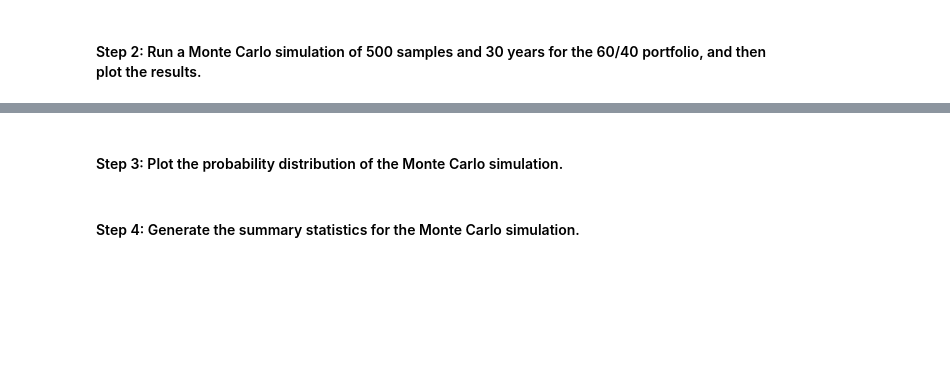
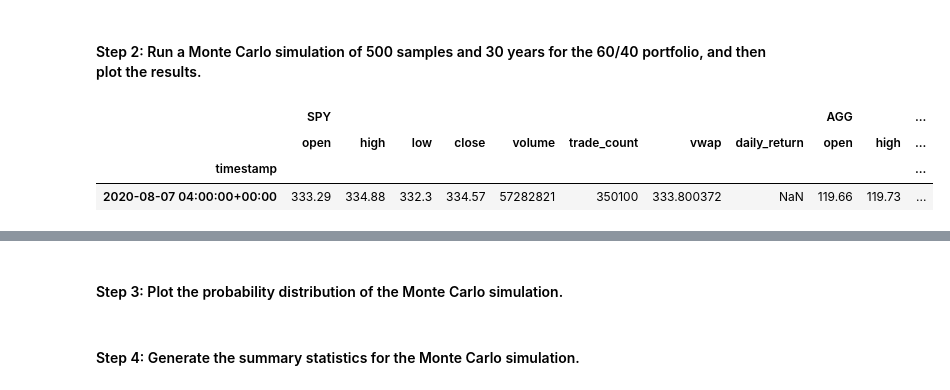
Before and after one commit to aarch23/Mod5practicechg, a Jupyter notebook: financial_planning_tools.ipynb, the cells around one changed output, grey strips where cells are left out. Saved outputs shown, nothing was run; the diff lists cells and outputs as text; code cells hidden in the pictures; blank space fills up the shorter version.

```diff
--- a/financial_planning_tools.ipynb
+++ b/financial_planning_tools.ipynb
@@ -483,10 +494,22 @@ TypeError: list indices must be integers or slices, not str
 # %%
 # Configure the Monte Carlo simulation to forecast 30 years cumulative returns
 # The weights should be split 40% to AGG and 60% to SPY.
-# Run 500 samples.
-# YOUR CODE HERE
+
+MC_prices = MCSimulation(
+    portfolio_data = prices_df1,
+    weights = [0.60, 0.40],
+    num_simulation = 500,
+    num_trading_days = 252 * 30
+)
+
+
 
 # Review the simulation input data
-# YOUR CODE HERE
+display(MC_prices.portfolio_data.head()
+# %% [output]
+|  | SPY |  |  |  |  |  |  |  | AGG |  | ... |
+|  | open | high | low | close | volume | trade_count | vwap | daily_return | open | high | ... |
+| timestamp |  |  |  |  |  |  |  |  |  |  | ... |
+| 2020-08-07 04:00:00+00:00 | 333.29 | 334.88 | 332.3 | 334.57 | 57282821 | 350100 | 333.800372 | NaN | 119.66 | 119.73 | ... |
 # %%
 # Run the Monte Carlo simulation to forecast 30 years cumulative returns
```
Also changed, not shown: parts of 5 cells of this notebook.
